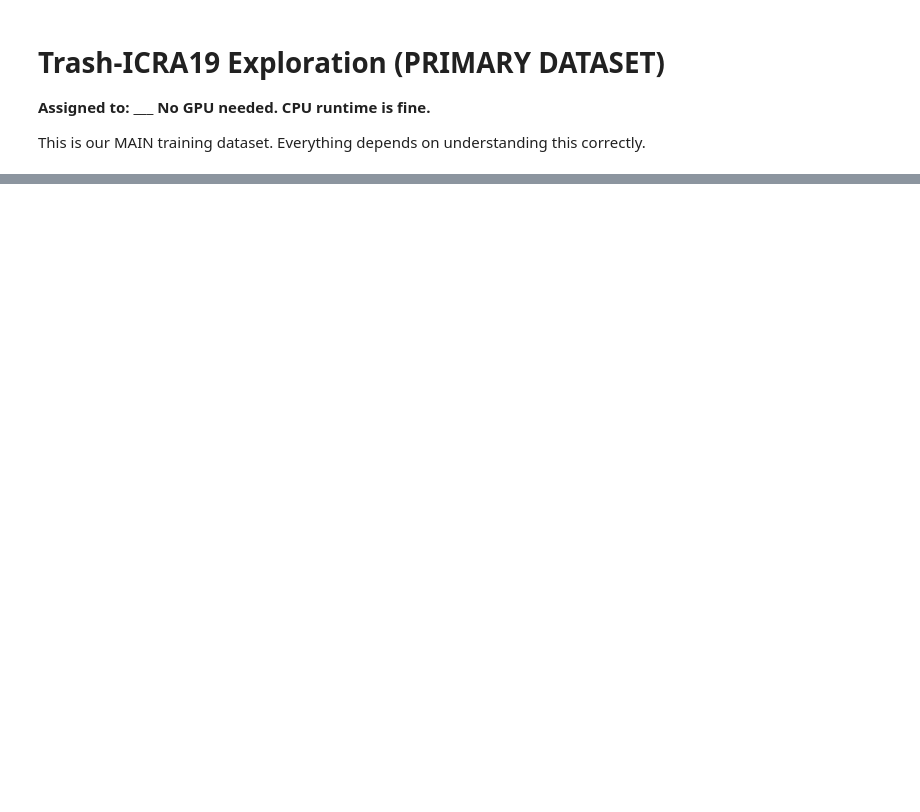
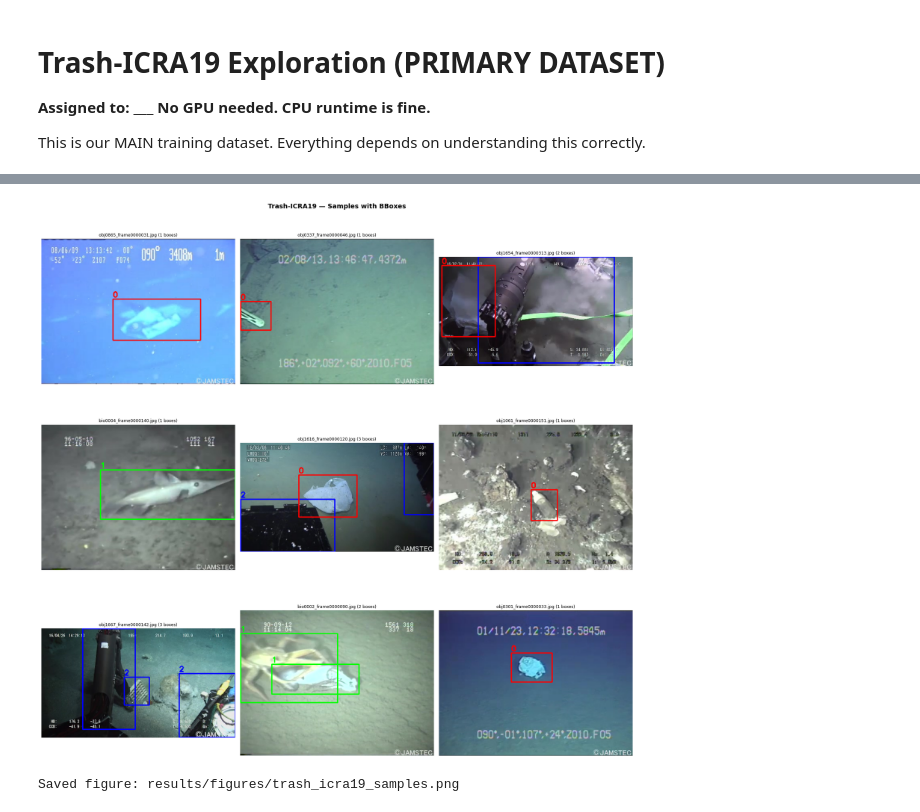
Before and after one commit to csdeepak/turb-detr-underwater-detection, a Jupyter notebook: notebooks/data exploration/explore_1_trash_icra19.ipynb, the cells around one changed output, grey strips where cells are left out. Cells and saved outputs as stored; diff of their text form; code cells hidden in the pictures; blank space fills up the shorter version.

```diff
--- a/notebooks/data exploration/explore_1_trash_icra19.ipynb
+++ b/notebooks/data exploration/explore_1_trash_icra19.ipynb
@@ -186,43 +447,75 @@ print(f"Objects/image: mean={np.mean(per_img):.1f}, max={max(per_img)}")
 # %%
 # === SAMPLE IMAGES WITH BBOXES ===
 import cv2, numpy as np, matplotlib.pyplot as plt
 from pathlib import Path
 
 root = Path(DATASET)
-train = root / "train"
-if not train.exists():
-    train = next(d for d in root.iterdir() if d.is_dir() and list(d.glob("*.jpg")))
 
-jpgs = sorted(train.glob("*.jpg"))
+def _resolve_split_dirs(root: Path, split: str) -> tuple[Path, Path]:
+    base = root / split
+    if not base.exists():
+        return base, base
+    img_dir = base / "images" if (base / "images").exists() else base
+    label_dir = base / "labels" if (base / "labels").exists() else base
+    return img_dir, label_dir
+
+train_img_dir, train_label_dir = _resolve_split_dirs(root, "train")
+if not train_img_dir.exists():
+    raise FileNotFoundError(f"Train images folder not found. Looked for: {train_img_dir}")
+
+jpgs = []
+for ext in ("*.jpg", "*.jpeg", "*.png"):
+    jpgs += list(train_img_dir.glob(ext))
+jpgs = sorted(jpgs)
+if not jpgs:
+    raise FileNotFoundError(f"No train images found in: {train_img_dir}")
+
 np.random.seed(42)
-picks = [jpgs[i] for i in np.random.choice(len(jpgs), min(9,len(jpgs)), replace=False)]
+picks = [jpgs[i] for i in np.random.choice(len(jpgs), min(9, len(jpgs)), replace=False)]
 COLORS = [(255,0,0),(0,255,0),(0,0,255),(255,255,0),(255,0,255),(0,255,255),(128,0,255),(255,128,0),(0,128,255),(128,255,0)]
 
-fig, axes = plt.subplots(3,3, figsize=(18,18))
+fig, axes = plt.subplots(3, 3, figsize=(18, 18))
 for idx, p in enumerate(picks):
-    ax = axes[idx//3][idx%3]
+    ax = axes[idx // 3][idx % 3]
     img = cv2.imread(str(p))
-    if img is None: ax.axis("off"); continue
+    if img is None:
+        ax.axis("off")
+        continue
     rgb = cv2.cvtColor(img, cv2.COLOR_BGR2RGB)
     H, W = img.shape[:2]
-    txt = p.with_suffix(".txt")
+
+    txt = (train_label_dir / p.with_suffix(".txt").name)
     nb = 0
     if txt.exists():
         for line in open(txt):
             parts = line.strip().split()
-            if len(parts)==5:
+            if len(parts) == 5:
                 try:
-                    c,cx,cy,bw,bh = int(parts[0]),*map(float,parts[1:])
-                    x1,y1 = int((cx-bw/2)*W), int((cy-bh/2)*H)
-                    x2,y2 = int((cx+bw/2)*W), int((cy+bh/2)*H)
-                    cv2.rectangle(rgb,(x1,y1),(x2,y2),COLORS[c%len(COLORS)],2)
-                    cv2.putText(rgb,str(c),(x1,y1-5),cv2.FONT_HERSHEY_SIMPLEX,0.6,COLORS[c%len(COLORS)],2)
-                    nb+=1
-                except: pass
-    ax.imshow(rgb); ax.set_title(f"{p.name} ({nb} boxes)", fontsize=9); ax.axis("off")
+                    c, cx, cy, bw, bh = int(parts[0]), *map(float, parts[1:])
+                    x1, y1 = int((cx - bw / 2) * W), int((cy - bh / 2) * H)
+                    x2, y2 = int((cx + bw / 2) * W), int((cy + bh / 2) * H)
+                    cv2.rectangle(rgb, (x1, y1), (x2, y2), COLORS[c % len(COLORS)], 2)
+                    cv2.putText(rgb, str(c), (x1, max(0, y1 - 5)), cv2.FONT_HERSHEY_SIMPLEX, 0.6, COLORS[c % len(COLORS)], 2)
+                    nb += 1
+                except Exception:
+                    pass
+
+    ax.imshow(rgb)
+    ax.set_title(f"{p.name} ({nb} boxes)", fontsize=9)
+    ax.axis("off")
 
 plt.suptitle("Trash-ICRA19 — Samples with BBoxes", fontsize=14, fontweight="bold")
-plt.tight_layout(); plt.savefig("/content/trash_icra19_samples.png", dpi=150, bbox_inches="tight"); plt.show()
+plt.tight_layout()
+
+out_dir = Path("results") / "figures"
+out_dir.mkdir(parents=True, exist_ok=True)
+out_path = out_dir / "trash_icra19_samples.png"
+plt.savefig(out_path, dpi=150, bbox_inches="tight")
+plt.show()
+print(f"Saved figure: {out_path}")
+# %% [output]
+[figure, added]
+Saved figure: results/figures/trash_icra19_samples.png
 # %%
 # === FILL THIS SUMMARY AND SHARE WITH TEAM ===
 print('''
```
Also changed, not shown: parts of 9 cells of this notebook.
